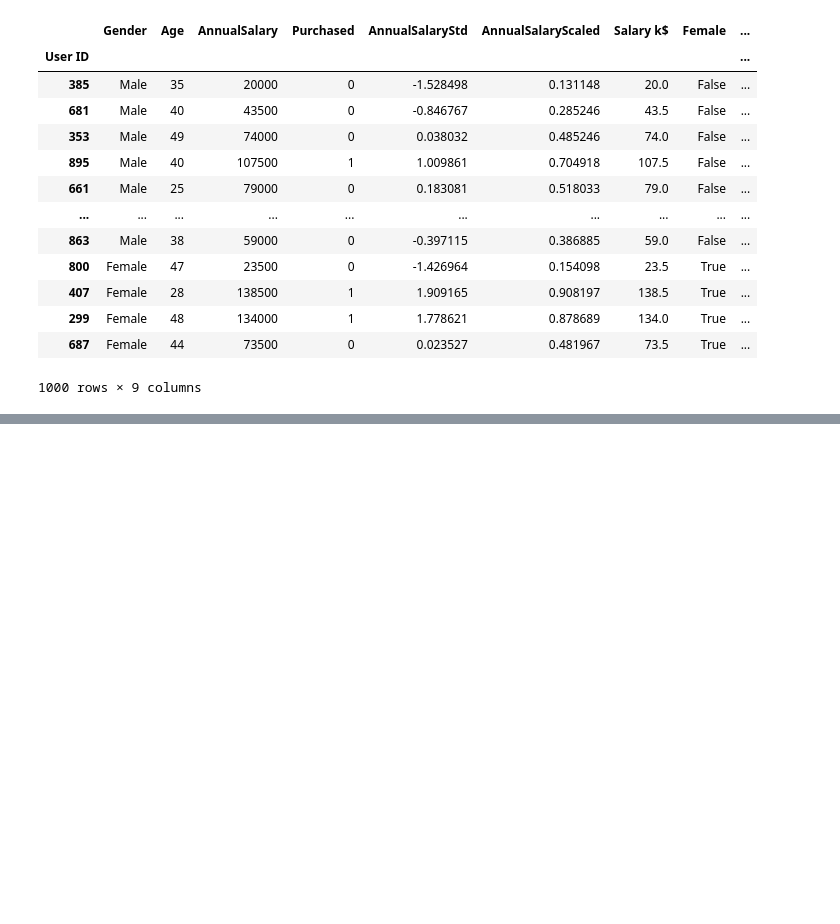
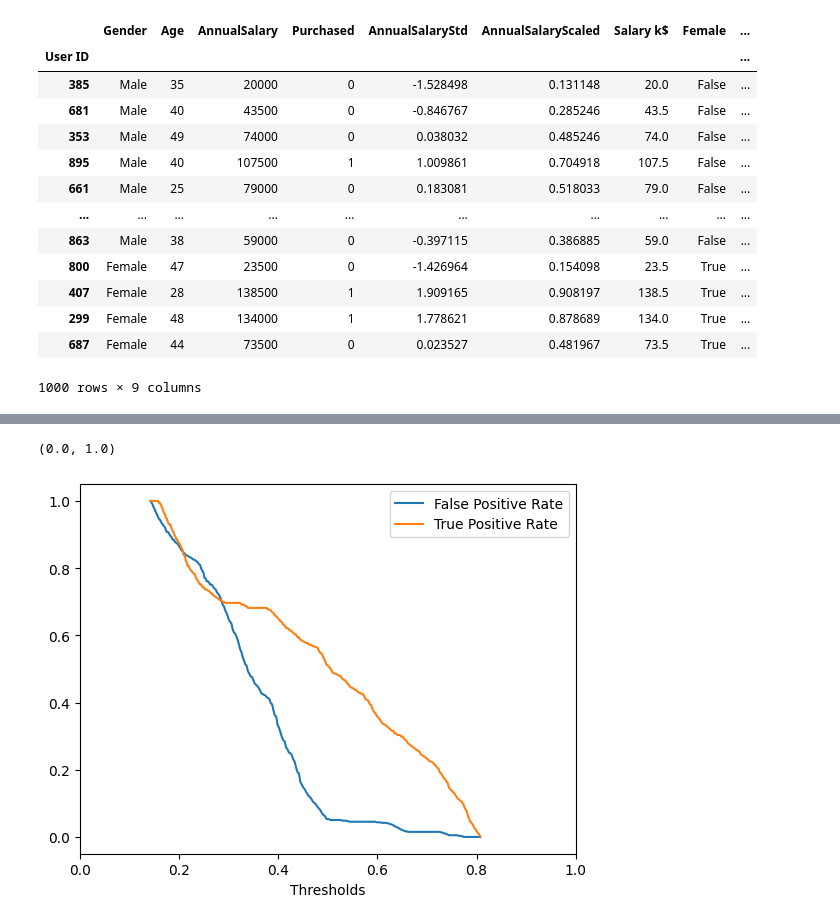
Before and after one commit to TheMarqueeGroup/JPM_DS_Oct2023, a Jupyter notebook: NotesDay3_NAMR.ipynb, the cells around one changed output, grey strips where cells are left out. Saved outputs shown, nothing was run; the diff lists cells and outputs as text; code cells hidden in the pictures; blank space fills up the shorter version.

```diff
--- a/NotesDay3_NAMR.ipynb
+++ b/NotesDay3_NAMR.ipynb
@@ -347,0 +472,9 @@ df
+# %%
+plt.plot(thresholds, fpr)
+plt.plot(thresholds, tpr)
+plt.xlabel("Thresholds")
+plt.legend(['False Positive Rate', 'True Positive Rate'])
+plt.xlim(0,1)  # roc_curve() sets high threshold at y_prob.max() + 1
+# %% [output]
+(0.0, 1.0)
+[figure, added]
```
Also changed, not shown: parts of 53 cells of this notebook.
